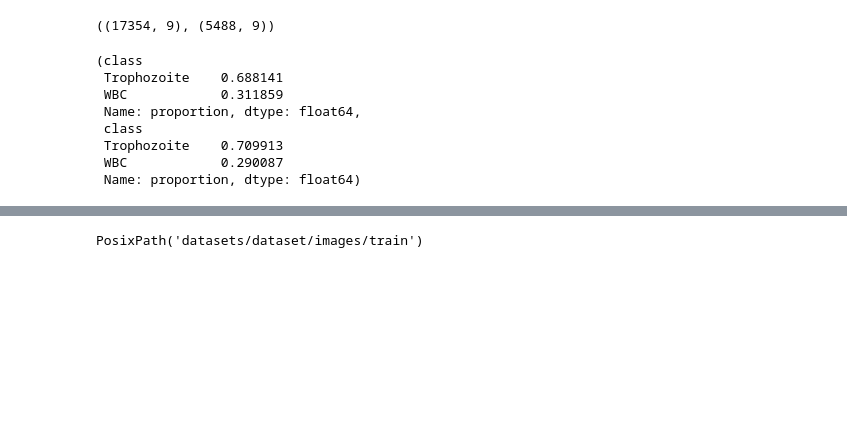
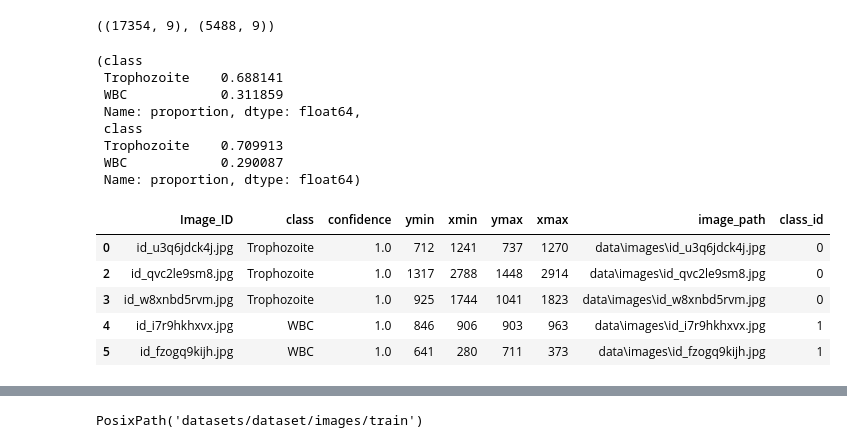
Before and after one commit to lame21/Lacuna-Malaria-Detection-Challenge, a Jupyter notebook: lmdc.ipynb, the cells around one changed output, grey strips where cells are left out. Cells and saved outputs as stored; diff of their text form; code cells hidden in the pictures; blank space fills up the shorter version.

```diff
--- a/lmdc.ipynb
+++ b/lmdc.ipynb
@@ -161,4 +163,13 @@ def save_yolo_annotation(row):
 
     with open(label_file, 'a') as f:
         f.write(f"{class_id} {x_center:.6f} {y_center:.6f} {bbox_width:.6f} {bbox_height:.6f}\n")
+# %%
+X_train.head()
+# %% [output]
+|  | Image_ID | class | confidence | ymin | xmin | ymax | xmax | image_path | class_id |
+| 0 | id_u3q6jdck4j.jpg | Trophozoite | 1.0 | 712 | 1241 | 737 | 1270 | data\images\id_u3q6jdck4j.jpg | 0 |
+| 2 | id_qvc2le9sm8.jpg | Trophozoite | 1.0 | 1317 | 2788 | 1448 | 2914 | data\images\id_qvc2le9sm8.jpg | 0 |
+| 3 | id_w8xnbd5rvm.jpg | Trophozoite | 1.0 | 925 | 1744 | 1041 | 1823 | data\images\id_w8xnbd5rvm.jpg | 0 |
+| 4 | id_i7r9hkhxvx.jpg | WBC | 1.0 | 846 | 906 | 903 | 963 | data\images\id_i7r9hkhxvx.jpg | 1 |
+| 5 | id_fzogq9kijh.jpg | WBC | 1.0 | 641 | 280 | 711 | 373 | data\images\id_fzogq9kijh.jpg | 1 |
 # %%
```
Also changed, not shown: parts of 4 cells of this notebook.
